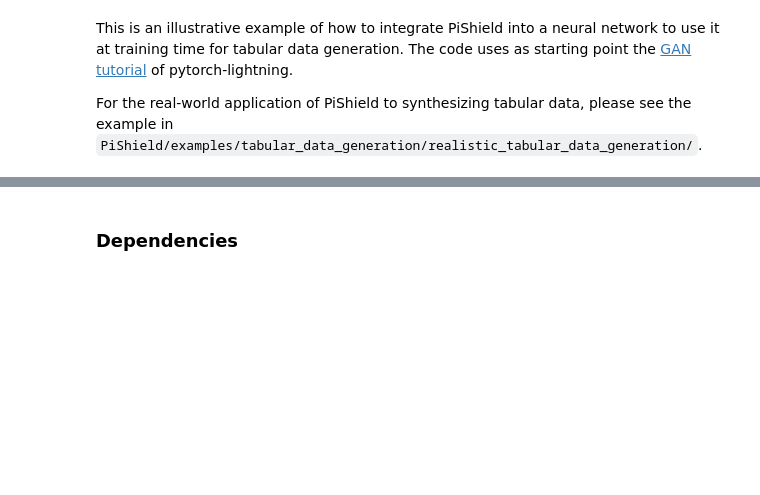
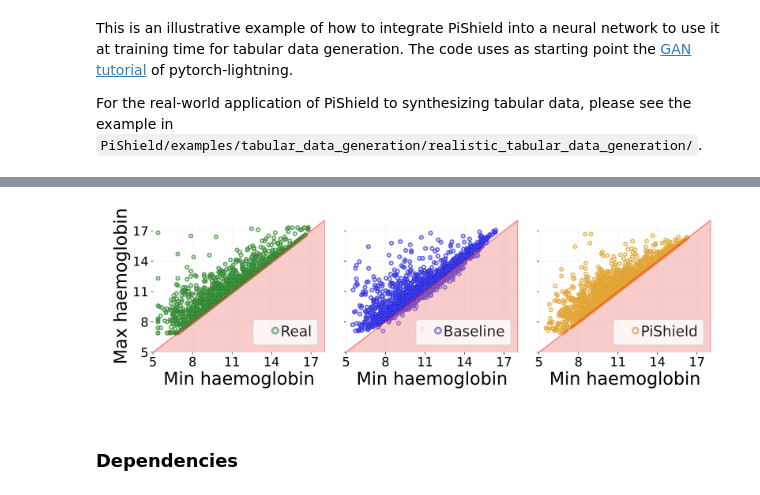
Before and after one commit to mihaela-stoian/PiShield, a Jupyter notebook: examples/tabular_data_generation/illustrative_example/Training_TabGen.ipynb, the cells around one changed output, grey strips where cells are left out. Saved outputs shown, nothing was run; the diff lists cells and outputs as text; code cells hidden in the pictures; blank space fills up the shorter version.

```diff
--- a/examples/tabular_data_generation/illustrative_example/Training_TabGen.ipynb
+++ b/examples/tabular_data_generation/illustrative_example/Training_TabGen.ipynb
@@ -6,3 +12,8 @@ For the real-world application of PiShield to synthesizing tabular data, please
+# %%
+from IPython.display import Image
+Image(filename='tabgen_example.png')
+# %% [output]
+[figure, added]
 # %% [markdown]
 ### Dependencies
 # %%
```
Also changed, not shown: parts of 10 cells of this notebook.
